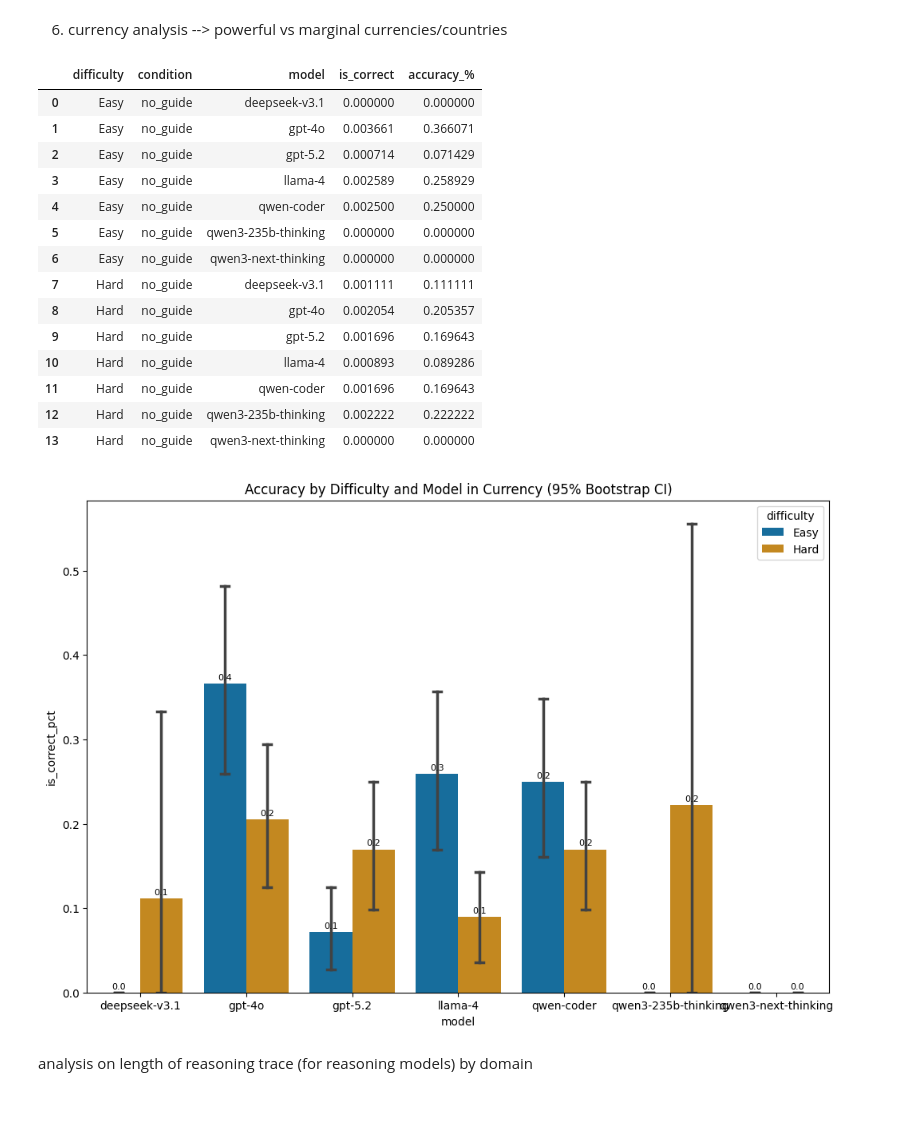
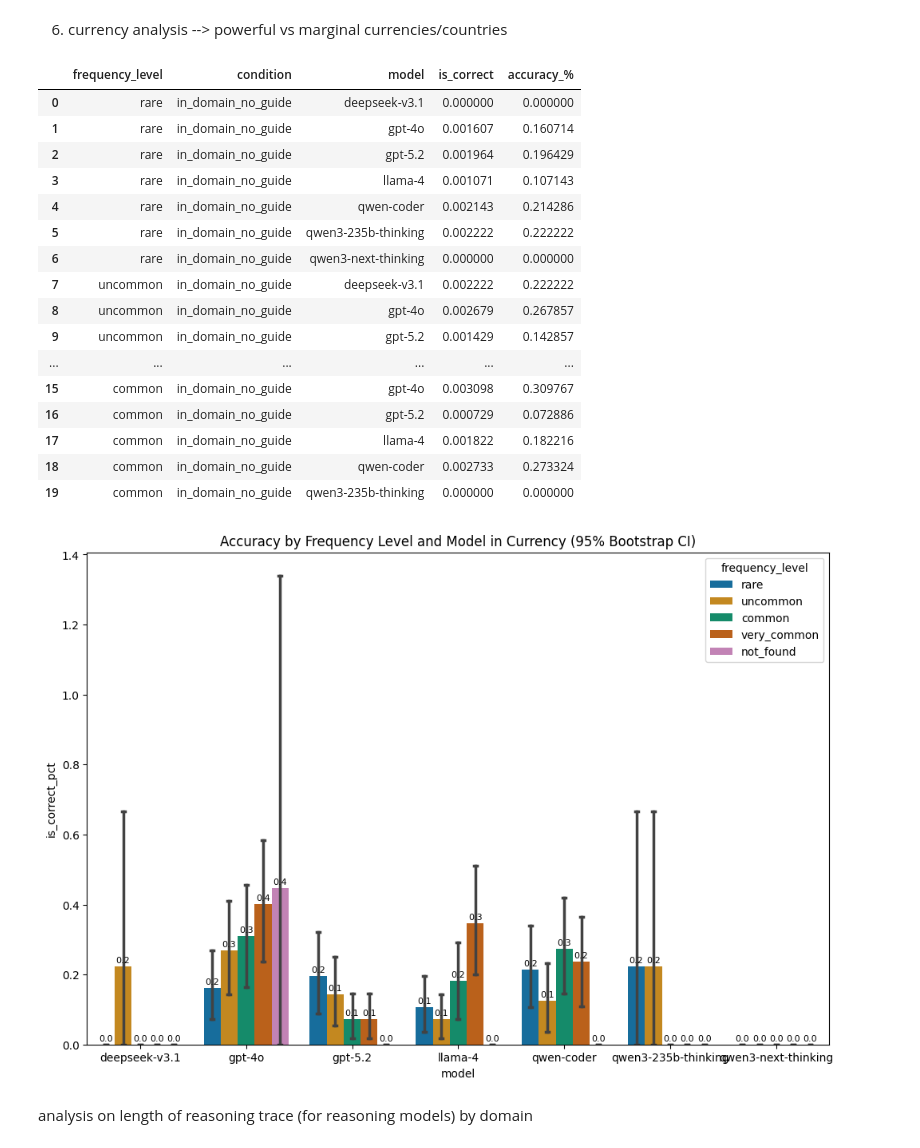
Before and after one commit to janewarren/math_gender, a Jupyter notebook: conversion_test/analysis.ipynb, the cells around one changed output. Saved outputs shown, nothing was run; the diff lists cells and outputs as text; code cells hidden in the pictures; blank space fills up the shorter version.

```diff
--- a/conversion_test/analysis.ipynb
+++ b/conversion_test/analysis.ipynb
@@ -783,6 +952,6 @@ Text(0.5, 0, 'Accuracy (%)')
 # %%
 # get domain difficulty (overall) for math only
-domain_avg_with_guide = df_stats[df_stats['condition'] == 'regular'].groupby('domain').agg({'accuracy_%': 'mean'}).sort_values('accuracy_%', ascending=False)
+domain_avg_with_guide = df_stats[df_stats['condition'] == 'in_domain_with_guide'].groupby('domain').agg({'accuracy_%': 'mean'}).sort_values('accuracy_%', ascending=False)
 domain_avg_with_guide
 # plot domain difficulty
 plt.figure(figsize=(12, 6))
@@ -870,11 +1134,11 @@ Index(['domain', 'distractor', 'prompt', 'number', 'answer', 'difficulty',
       dtype='object')
 # %%
 # need to extract difficulty from only timezone domain, no guide
-df_timezone = df_all[(df_all['domain']=='timezone') & (df_all['condition']=='no_guide')].copy()
+df_timezone = df_all[(df_all['domain']=='timezone') & (df_all['condition']=='in_domain_no_guide')].copy()
 df_timezone['is_correct_pct'] = df_timezone['is_correct'].astype(float) * 100
 
 # also keep aggregated stats for reference
-df_timezone_stats = df_timezone.groupby(['difficulty', 'condition', 'model']).agg({'is_correct': 'mean'}).reset_index()
+df_timezone_stats = df_timezone.groupby(['frequency_level', 'condition', 'model']).agg({'is_correct': 'mean'}).reset_index()
 df_timezone_stats['accuracy_%'] = df_timezone_stats['is_correct'].mul(100)
 df_timezone_stats.head(20)
 # %% [output]
@@ -899,10 +1165,10 @@ df_timezone_stats.head(20)
 plt.figure(figsize=(12,8))
 
 # add accuracy labels on top of each bar
-ax = sns.barplot(data=df_timezone, x='model', y='is_correct_pct', hue='difficulty',
+ax = sns.barplot(data=df_timezone, x='model', y='is_correct_pct', hue='frequency_level',
                  errorbar=('ci', 95), n_boot=10000, seed=42, palette='colorblind',
                  errwidth=2.5, capsize=0.15)
-plt.title('Accuracy by Difficulty and Model in Timezone (No Guide, 95% Bootstrap CI)')
+plt.title('Accuracy by Frequency Level and Model in Timezone (No Guide, 95% Bootstrap CI)')
 
 for container in ax.containers:
     ax.bar_label(container, fmt='%.1f', fontsize=8, padding=2)
@@ -913,50 +1179,52 @@ for container in ax.containers:
 # %% [markdown]
 6. currency analysis --> powerful vs marginal currencies/countries
 # %%
-df_currency = df_all[(df_all['domain']=='currency') & (df_all['condition']=='no_guide')].copy()
+df_currency = df_all[(df_all['domain']=='currency') & (df_all['condition']=='in_domain_no_guide')].copy()
 df_currency['is_correct_pct'] = df_currency['is_correct'].astype(float) * 100
 
 # also keep aggregated stats for reference
-df_currency_stats = df_currency.groupby(['difficulty', 'condition', 'model']).agg({'is_correct': 'mean'}).reset_index()
+df_currency_stats = df_currency.groupby(['frequency_level', 'condition', 'model']).agg({'is_correct': 'mean'}).reset_index()
 df_currency_stats['accuracy_%'] = df_currency_stats['is_correct'].mul(100)
 df_currency_stats.head(20)
 # %% [output]
-|  | difficulty | condition | model | is_correct | accuracy_% |
-| 0 | Easy | no_guide | deepseek-v3.1 | 0.000000 | 0.000000 |
-| 1 | Easy | no_guide | gpt-4o | 0.003661 | 0.366071 |
-| 2 | Easy | no_guide | gpt-5.2 | 0.000714 | 0.071429 |
-| 3 | Easy | no_guide | llama-4 | 0.002589 | 0.258929 |
-| 4 | Easy | no_guide | qwen-coder | 0.002500 | 0.250000 |
-| 5 | Easy | no_guide | qwen3-235b-thinking | 0.000000 | 0.000000 |
-| 6 | Easy | no_guide | qwen3-next-thinking | 0.000000 | 0.000000 |
-| 7 | Hard | no_guide | deepseek-v3.1 | 0.001111 | 0.111111 |
-| 8 | Hard | no_guide | gpt-4o | 0.002054 | 0.205357 |
-| 9 | Hard | no_guide | gpt-5.2 | 0.001696 | 0.169643 |
-| 10 | Hard | no_guide | llama-4 | 0.000893 | 0.089286 |
-| 11 | Hard | no_guide | qwen-coder | 0.001696 | 0.169643 |
-| 12 | Hard | no_guide | qwen3-235b-thinking | 0.002222 | 0.222222 |
-| 13 | Hard | no_guide | qwen3-next-thinking | 0.000000 | 0.000000 |
+|  | frequency_level | condition | model | is_correct | accuracy_% |
+| 0 | rare | in_domain_no_guide | deepseek-v3.1 | 0.000000 | 0.000000 |
+| 1 | rare | in_domain_no_guide | gpt-4o | 0.001607 | 0.160714 |
+| 2 | rare | in_domain_no_guide | gpt-5.2 | 0.001964 | 0.196429 |
+| 3 | rare | in_domain_no_guide | llama-4 | 0.001071 | 0.107143 |
+| 4 | rare | in_domain_no_guide | qwen-coder | 0.002143 | 0.214286 |
+| 5 | rare | in_domain_no_guide | qwen3-235b-thinking | 0.002222 | 0.222222 |
+| 6 | rare | in_domain_no_guide | qwen3-next-thinking | 0.000000 | 0.000000 |
+| 7 | uncommon | in_domain_no_guide | deepseek-v3.1 | 0.002222 | 0.222222 |
+| 8 | uncommon | in_domain_no_guide | gpt-4o | 0.002679 | 0.267857 |
+| 9 | uncommon | in_domain_no_guide | gpt-5.2 | 0.001429 | 0.142857 |
+| ... | ... | ... | ... | ... | ... |
+| 15 | common | in_domain_no_guide | gpt-4o | 0.003098 | 0.309767 |
+| 16 | common | in_domain_no_guide | gpt-5.2 | 0.000729 | 0.072886 |
+| 17 | common | in_domain_no_guide | llama-4 | 0.001822 | 0.182216 |
+| 18 | common | in_domain_no_guide | qwen-coder | 0.002733 | 0.273324 |
+| 19 | common | in_domain_no_guide | qwen3-235b-thinking | 0.000000 | 0.000000 |
 # %%
 # plot each model's accuracy by difficulty in currency, putting each model's easy and hard bars next to each other (ALL CONDS)
 
 plt.figure(figsize=(12,8))
 # sns.barplot(data=df_timezone_stats, x='model', y='accuracy_%', hue='difficulty',
 #             errorbar=None, palette=sns.color_palette('colorblind'))
 # plt.title('Accuracy by Difficulty and Model in Timezone')
 # plt.xlabel('Difficulty')
 # plt.ylabel('Accuracy (%)')
 # plt.tight_layout()
 
 # add accuracy labels on top of each bar
-ax = sns.barplot(data=df_currency, x='model', y='is_correct_pct', hue='difficulty',
+ax = sns.barplot(data=df_currency, x='model', y='is_correct_pct', hue='frequency_level',
                  errorbar=('ci', 95), n_boot=10000, seed=42, palette='colorblind',
                  errwidth=2.5, capsize=0.15)
-plt.title('Accuracy by Difficulty and Model in Currency (95% Bootstrap CI)')
+plt.title('Accuracy by Frequency Level and Model in Currency (95% Bootstrap CI)')
 
 for container in ax.containers:
     ax.bar_label(container, fmt='%.1f', fontsize=8, padding=2)
 # %% [output]
-[figure, old version]
+[figure, new version]
 # %% [markdown]
 analysis on length of reasoning trace (for reasoning models) by domain
 # %%
```
Also changed, not shown: parts of 73 cells of this notebook, 1 other file.
